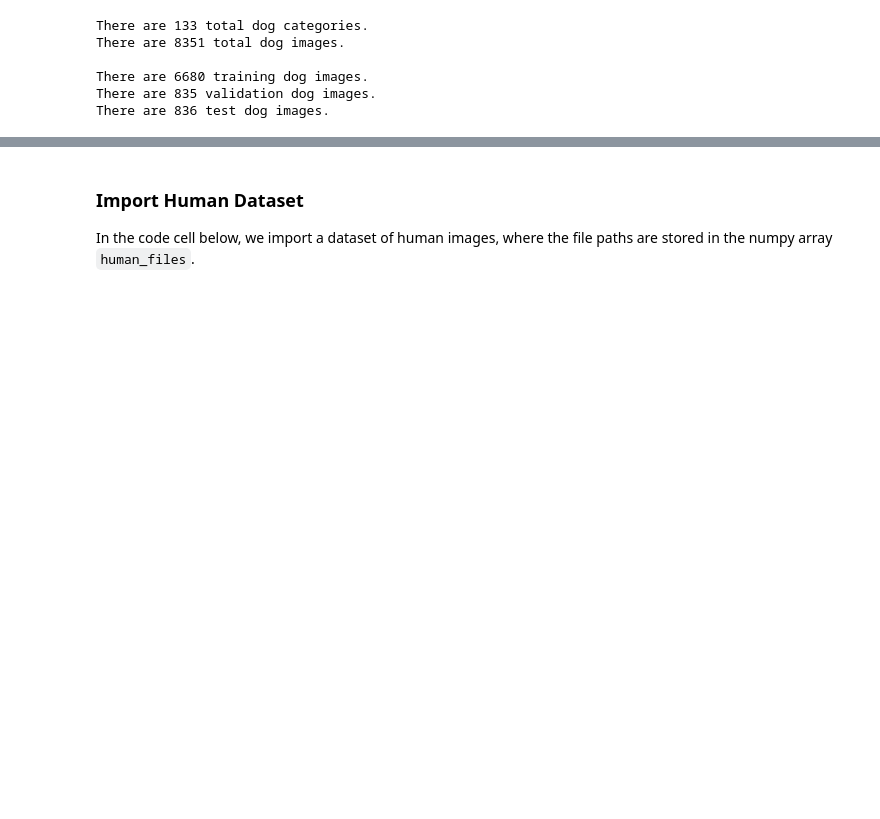
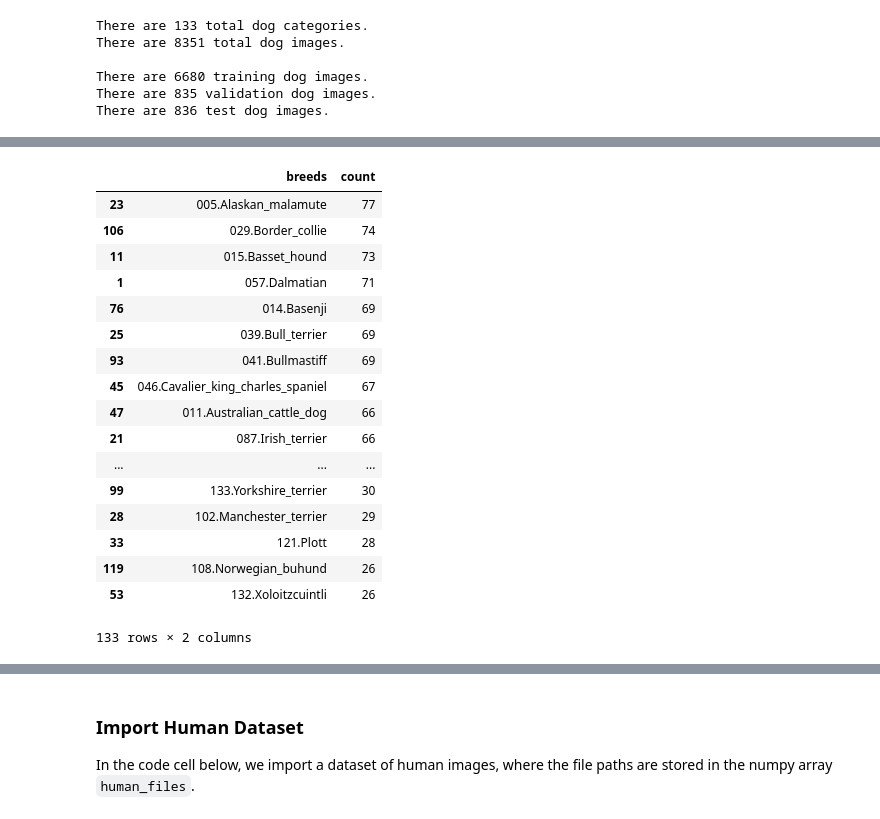
Before and after one commit to carogomezt/datascience_final_project, a Jupyter notebook: dog_app.ipynb, the cells around one changed output, grey strips where cells are left out. Saved outputs shown, nothing was run; the diff lists cells and outputs as text; code cells hidden in the pictures; blank space fills up the shorter version.

```diff
--- a/dog_app.ipynb
+++ b/dog_app.ipynb
@@ -93,0 +116,21 @@ There are 836 test dog images.
+# %%
+breeds_df.sort_values('count', ascending=False)
+# %% [output]
+|  | breeds | count |
+| 23 | 005.Alaskan_malamute | 77 |
+| 106 | 029.Border_collie | 74 |
+| 11 | 015.Basset_hound | 73 |
+| 1 | 057.Dalmatian | 71 |
+| 76 | 014.Basenji | 69 |
+| 25 | 039.Bull_terrier | 69 |
+| 93 | 041.Bullmastiff | 69 |
+| 45 | 046.Cavalier_king_charles_spaniel | 67 |
+| 47 | 011.Australian_cattle_dog | 66 |
+| 21 | 087.Irish_terrier | 66 |
+| ... | ... | ... |
+| 99 | 133.Yorkshire_terrier | 30 |
+| 28 | 102.Manchester_terrier | 29 |
+| 33 | 121.Plott | 28 |
+| 119 | 108.Norwegian_buhund | 26 |
+| 53 | 132.Xoloitzcuintli | 26 |
+133 rows × 2 columns
```
Also changed, not shown: parts of 7 cells of this notebook, 3 other files.
